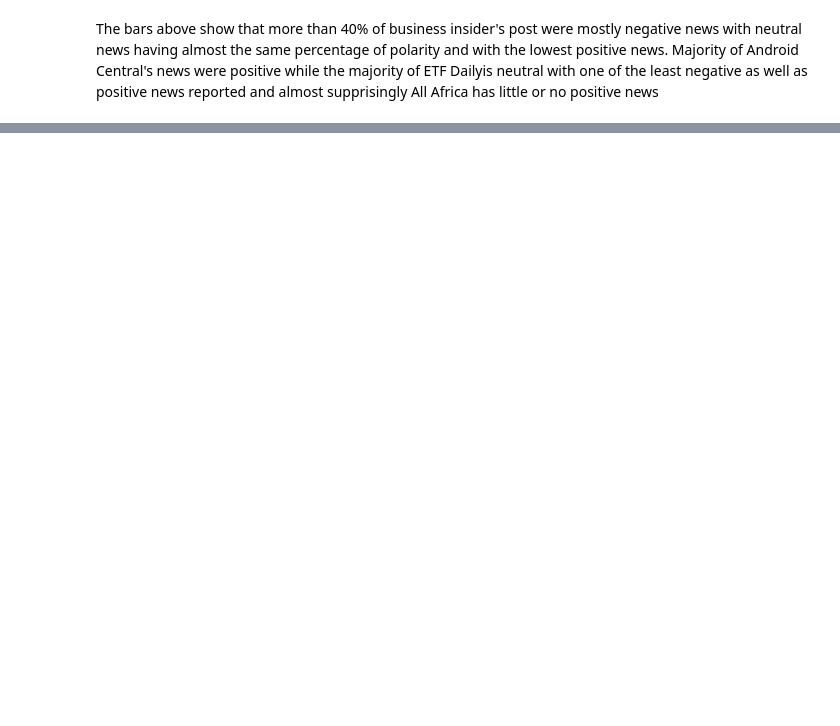
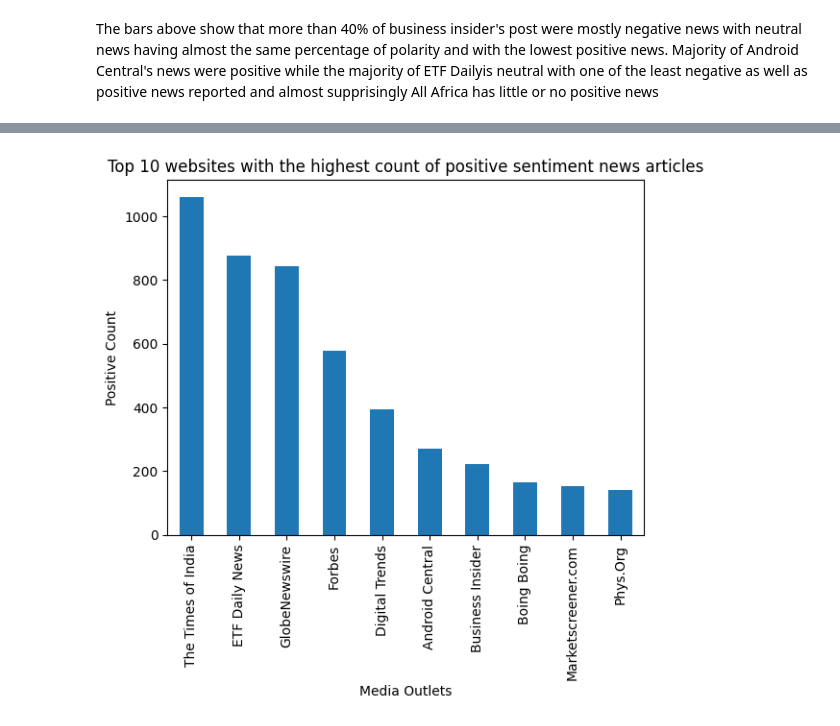
Before and after one commit to dev-abuke/News_Correlation_10_Academy_week0, a Jupyter notebook: notebooks/NewsEDA.ipynb, the cells around one changed output, grey strips where cells are left out. Cells and saved outputs as stored; diff of their text form; code cells hidden in the pictures; blank space fills up the shorter version.

```diff
--- a/notebooks/NewsEDA.ipynb
+++ b/notebooks/NewsEDA.ipynb
@@ -457,3 +508,17 @@ Name: source_name, dtype: int64
+# %%
+# Group by website and sentiment and count the number of articles
+website_sentiment_counts = df.groupby(['source_name', 'title_sentiment']).size()
+
+# Get the top 10 websites with the highest count of positive sentiments
+top_positive_websites = website_sentiment_counts.loc[:, 'Positive'].nlargest(10)
+
+top_positive_websites.plot(kind='bar')
+plt.xlabel('Media Outlets')
+plt.ylabel('Positive Count')
+plt.title('Top 10 websites with the highest count of positive sentiment news articles')
+plt.show()
+# %% [output]
+[figure, added]
 # %%
 #Websites with the highest count of positive sentiment news articles
 positive = df[df['title_sentiment'] == 'Positive']['source_name'].value_counts().head(10)
```
Also changed, not shown: parts of 35 cells of this notebook, 20 other files.
